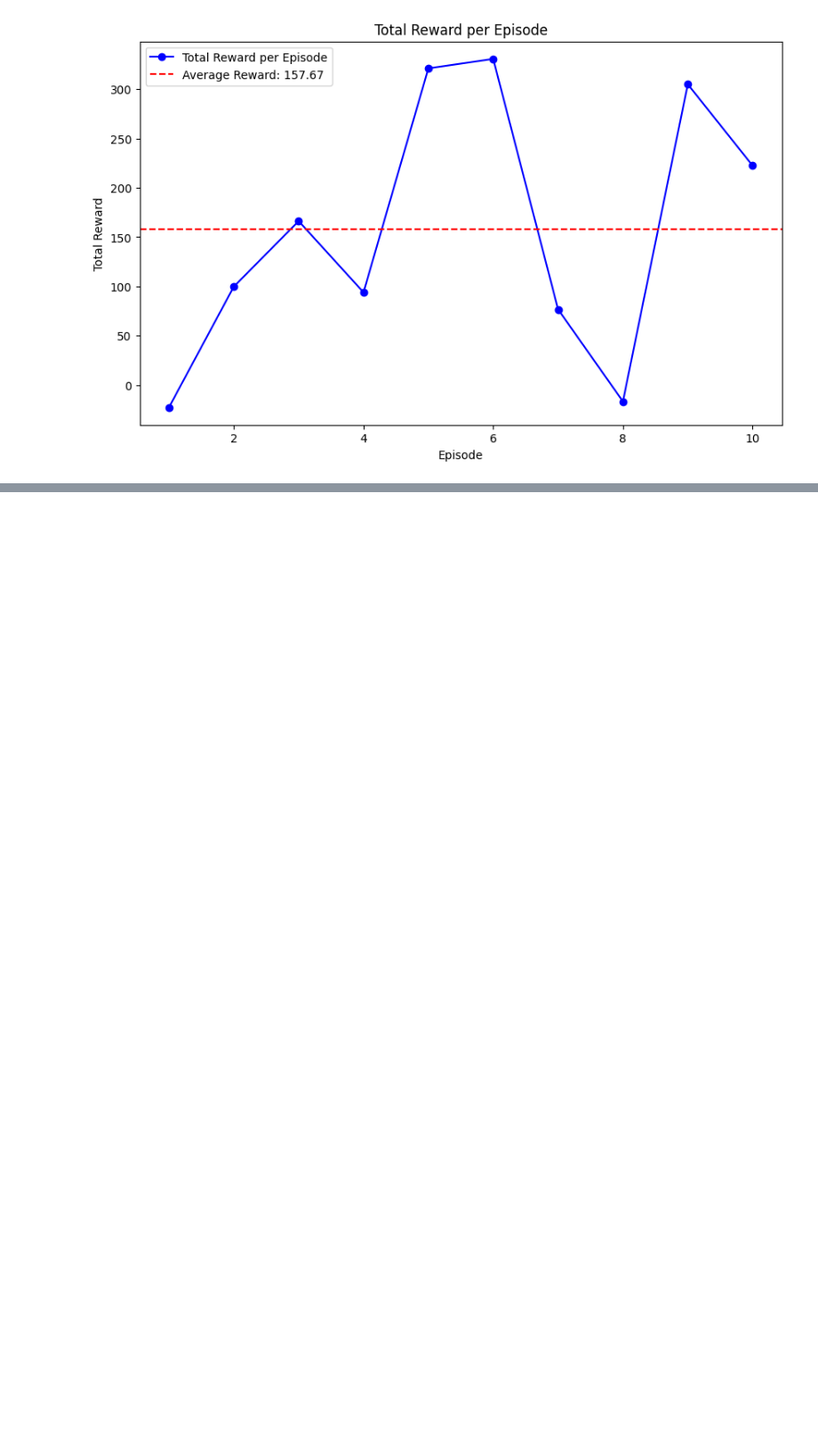
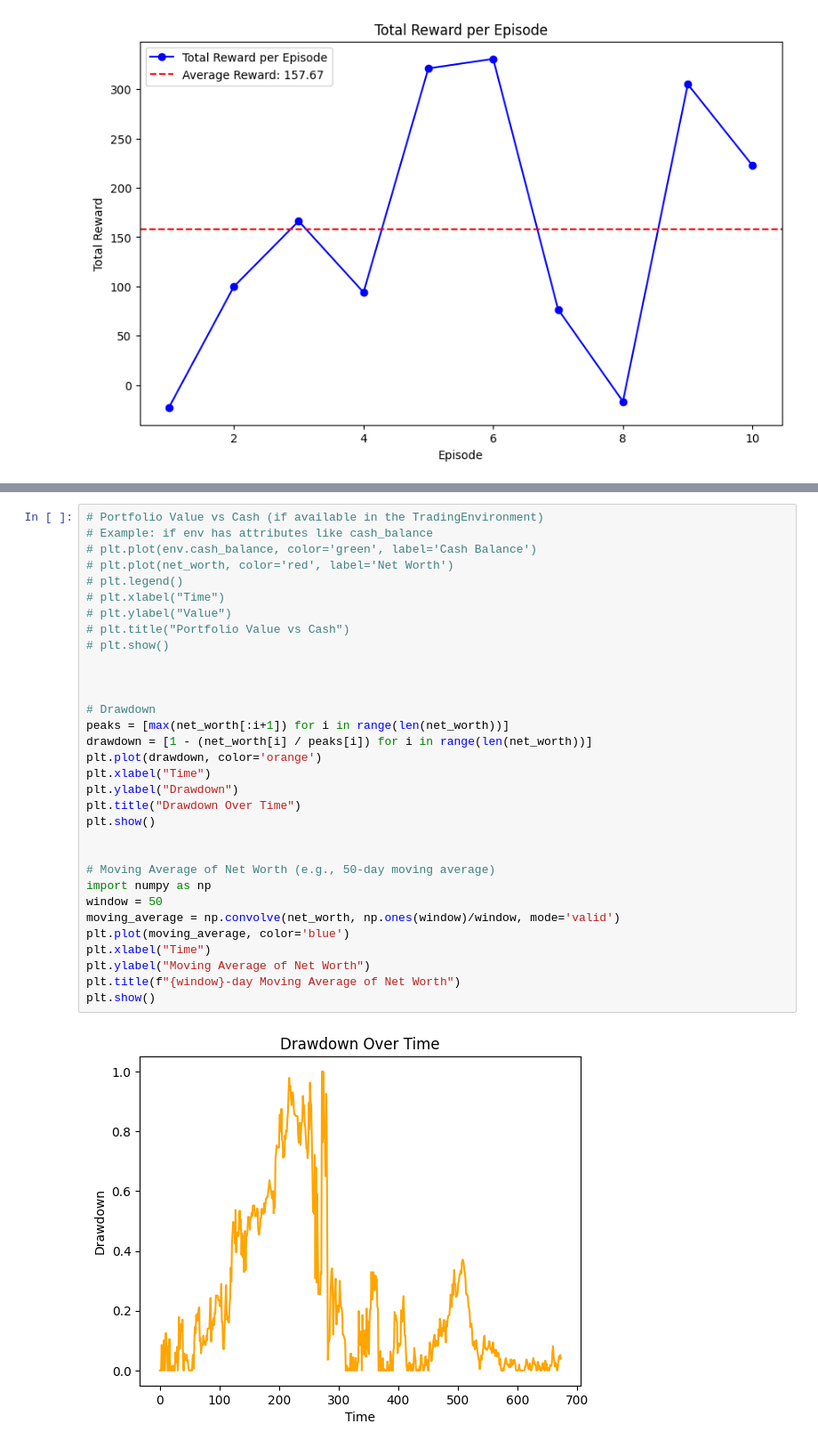
Before and after one commit to hrithik-naik/AlgoTrading, a Jupyter notebook: ModelTesting/DeepReinforcmentLearning/DQNREAL.ipynb, the cells around one changed output, grey strips where cells are left out. Shown at 89% size. Saved outputs shown, nothing was run; the diff lists cells and outputs as text; blank space fills up the shorter version.

```diff
--- a/ModelTesting/DeepReinforcmentLearning/DQNREAL.ipynb
+++ b/ModelTesting/DeepReinforcmentLearning/DQNREAL.ipynb
@@ -209,0 +208,34 @@ print(np.mean(reward_history))
+# %%
+# Portfolio Value vs Cash (if available in the TradingEnvironment)
+# Example: if env has attributes like cash_balance
+# plt.plot(env.cash_balance, color='green', label='Cash Balance')
+# plt.plot(net_worth, color='red', label='Net Worth')
+# plt.legend()
+# plt.xlabel("Time")
+# plt.ylabel("Value")
+# plt.title("Portfolio Value vs Cash")
+# plt.show()
+
+
+
+# Drawdown
+peaks = [max(net_worth[:i+1]) for i in range(len(net_worth))]
+drawdown = [1 - (net_worth[i] / peaks[i]) for i in range(len(net_worth))]
+plt.plot(drawdown, color='orange')
+plt.xlabel("Time")
+plt.ylabel("Drawdown")
+plt.title("Drawdown Over Time")
+plt.show()
+
+
+# Moving Average of Net Worth (e.g., 50-day moving average)
+import numpy as np
+window = 50
+moving_average = np.convolve(net_worth, np.ones(window)/window, mode='valid')
+plt.plot(moving_average, color='blue')
+plt.xlabel("Time")
+plt.ylabel("Moving Average of Net Worth")
+plt.title(f"{window}-day Moving Average of Net Worth")
+plt.show()
+# %% [output]
+[figure, added]
```
Also changed, not shown: parts of 3 cells of this notebook.
